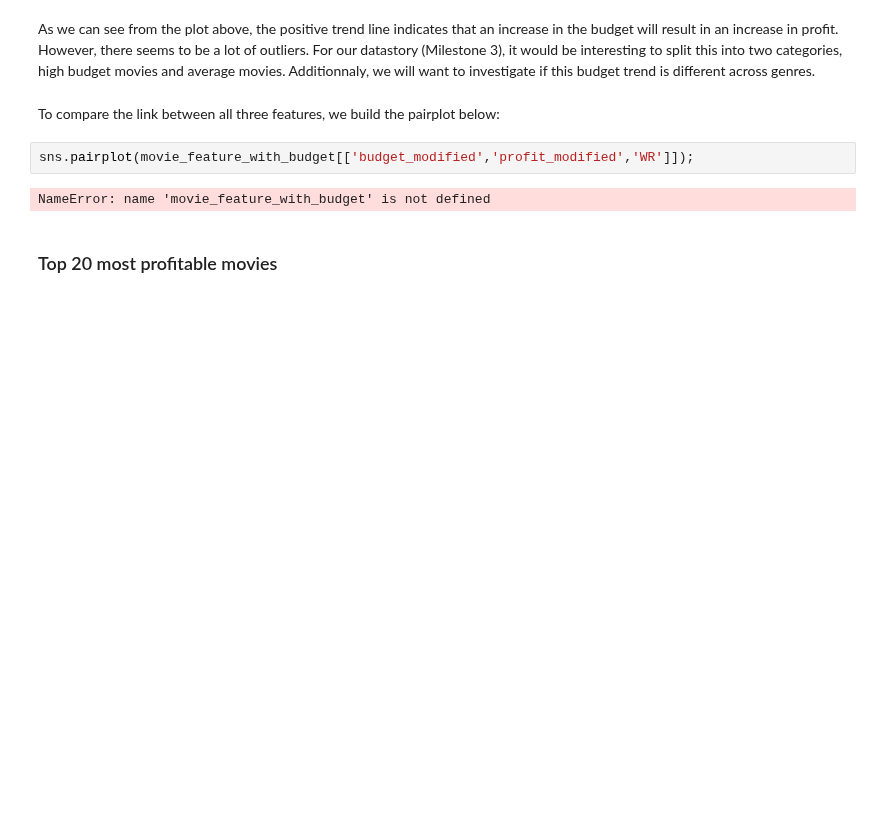
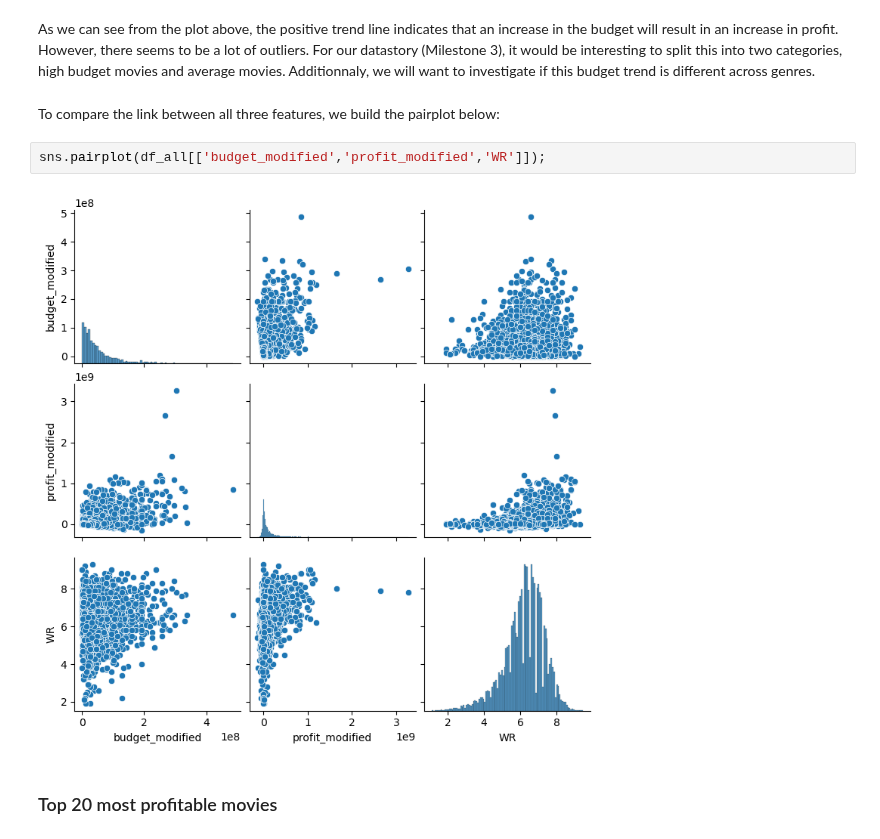
Before and after one commit to epfl-ada/ada-2022-project-theadaholics, a Jupyter notebook: main.ipynb, the cells around one changed output. Saved outputs shown, nothing was run; the diff lists cells and outputs as text; blank space fills up the shorter version.

```diff
--- a/main.ipynb
+++ b/main.ipynb
@@ -1212,9 +1360,9 @@ As we can see from the plot above, the positive trend line indicates that an inc
 # %% [markdown]
 To compare the link between all three features, we build the pairplot below:
 # %%
-sns.pairplot(movie_feature_with_budget[['budget_modified','profit_modified','WR']]);
+sns.pairplot(df_all[['budget_modified','profit_modified','WR']]);
 # %% [output]
-NameError: name 'movie_feature_with_budget' is not defined
+[figure, added]
 # %% [markdown]
 ### Top 20 most profitable movies
 # %%
```
Also changed, not shown: parts of 80 cells of this notebook.
